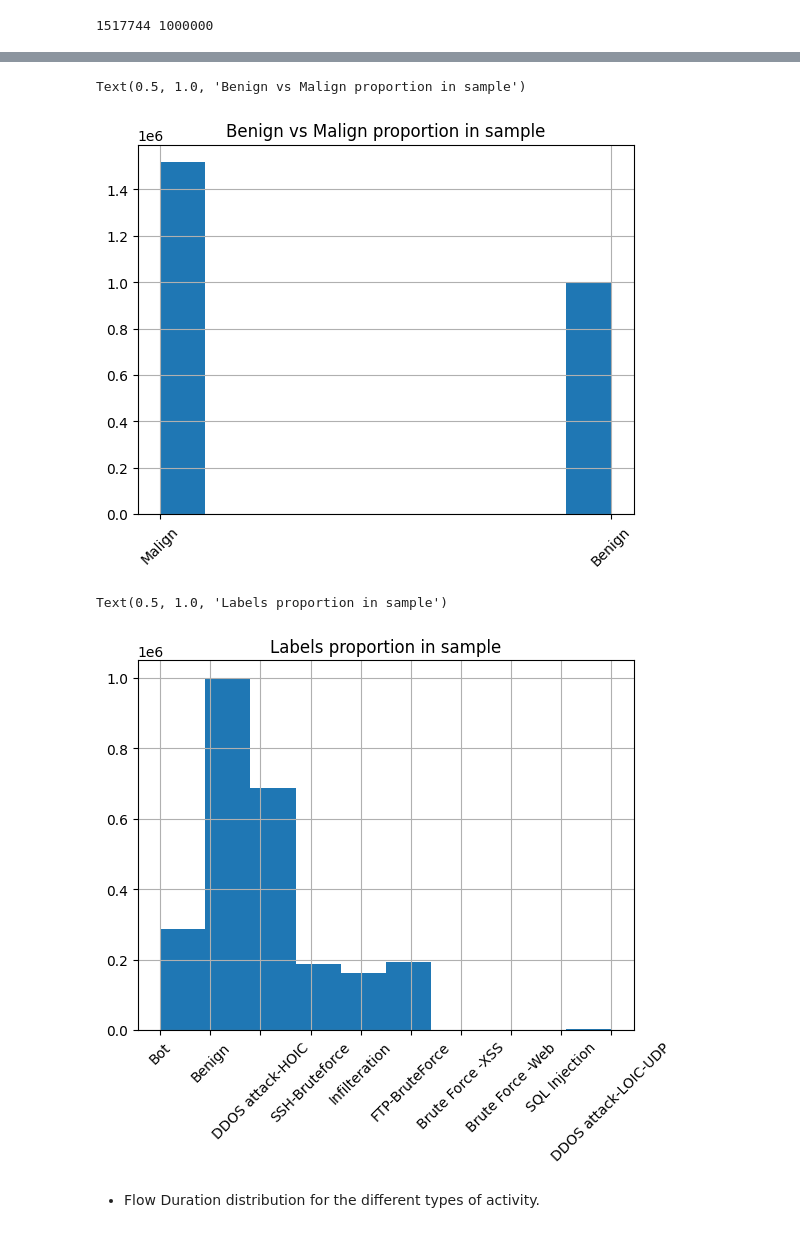
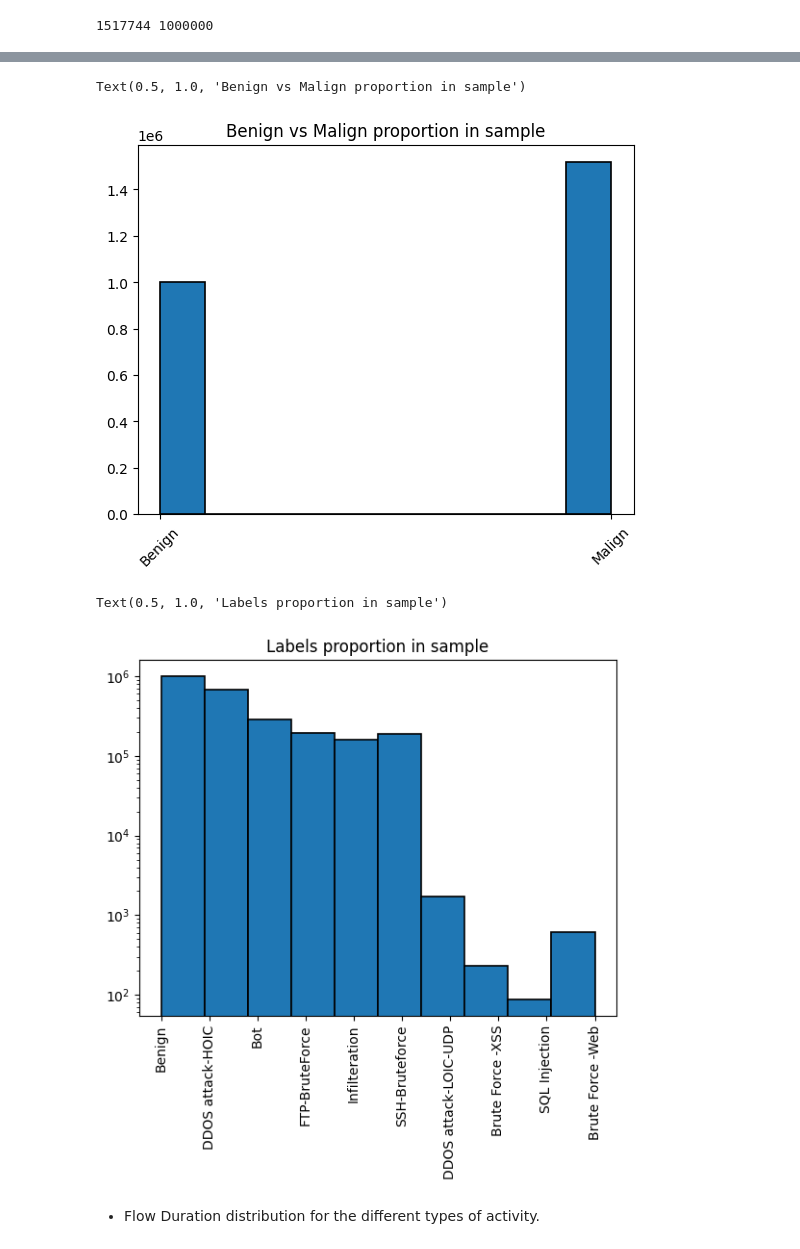
Before and after one commit to adisanto85/DataSecurity, a Jupyter notebook: Data_Security_2024.ipynb, the cells around one changed output, grey strips where cells are left out. Drawn from its saved outputs; the diff is of its cells as text; code cells hidden in the pictures.

```diff
--- a/Data_Security_2024.ipynb
+++ b/Data_Security_2024.ipynb
@@ -746,15 +811,15 @@ df_data_sample_cleaned.head()
 # %%
-df_data_sample_cleaned['Label2'].hist(xrot=45)
+df_data_sample_cleaned['Label2'].hist(xrot=45, edgecolor='black', linewidth=1.2, grid=False)
 plt.title('Benign vs Malign proportion in sample')
 # %% [output]
 Text(0.5, 1.0, 'Benign vs Malign proportion in sample')
-[figure, old version]
+[figure, new version]
 # %%
-df_data_sample_cleaned['Label'].hist(xrot=45)
+df_data_sample_cleaned['Label'].hist(xrot=90, edgecolor='black', linewidth=1.2, log=True, grid=False)
 plt.title('Labels proportion in sample')
 # %% [output]
 Text(0.5, 1.0, 'Labels proportion in sample')
-[figure, old version]
+[figure, new version]
 # %% [markdown]
 * Flow Duration distribution for the different types of activity.
 # %%
```
Also changed, not shown: parts of 18 cells of this notebook.
